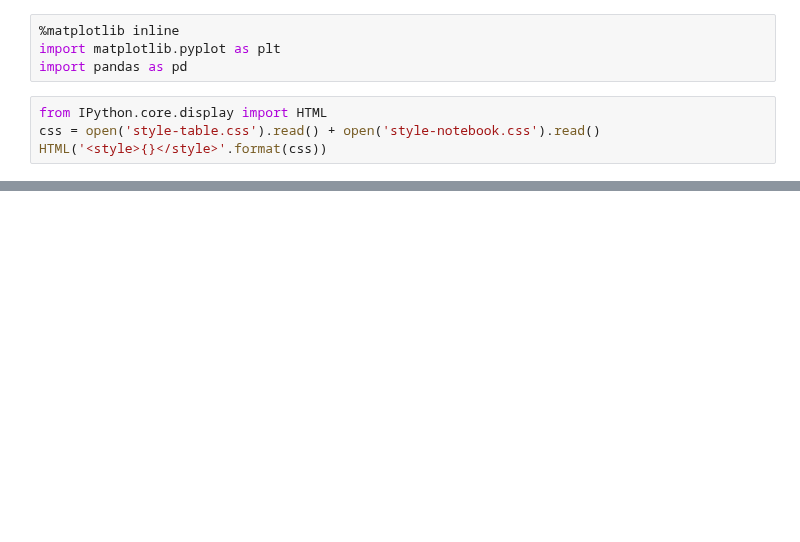
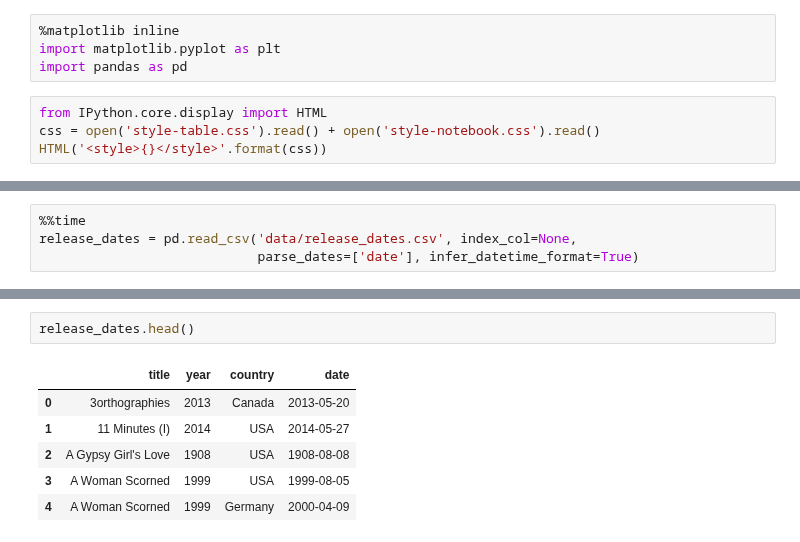
Before and after one commit to brandon-rhodes/pycon-pandas-tutorial, a Jupyter notebook: Solutions-3.ipynb, the cells around one changed output, grey strips where cells are left out. Cells and saved outputs as stored; diff of their text form; blank space fills up the shorter version.

```diff
--- a/Solutions-3.ipynb
+++ b/Solutions-3.ipynb
@@ -32,0 +24,4 @@ Int64Index([0, 1, 2, 3, 4, 5, 6, 7, 8, 9, 10, 11, 12, 13, 14, 15, 16, 17, 18, 19
+# %%
+%%time
+release_dates = pd.read_csv('data/release_dates.csv', index_col=None,
+                            parse_dates=['date'], infer_datetime_format=True)
@@ -32,0 +31,9 @@ Int64Index([0, 1, 2, 3, 4, 5, 6, 7, 8, 9, 10, 11, 12, 13, 14, 15, 16, 17, 18, 19
+# %%
+release_dates.head()
+# %% [output]
+|  | title | year | country | date |
+| 0 | 3orthographies | 2013 | Canada | 2013-05-20 |
+| 1 | 11 Minutes (I) | 2014 | USA | 2014-05-27 |
+| 2 | A Gypsy Girl's Love | 1908 | USA | 1908-08-08 |
+| 3 | A Woman Scorned | 1999 | USA | 1999-08-05 |
+| 4 | A Woman Scorned | 1999 | Germany | 2000-04-09 |
```
Also changed, not shown: parts of 5 cells of this notebook, 1 other file.
